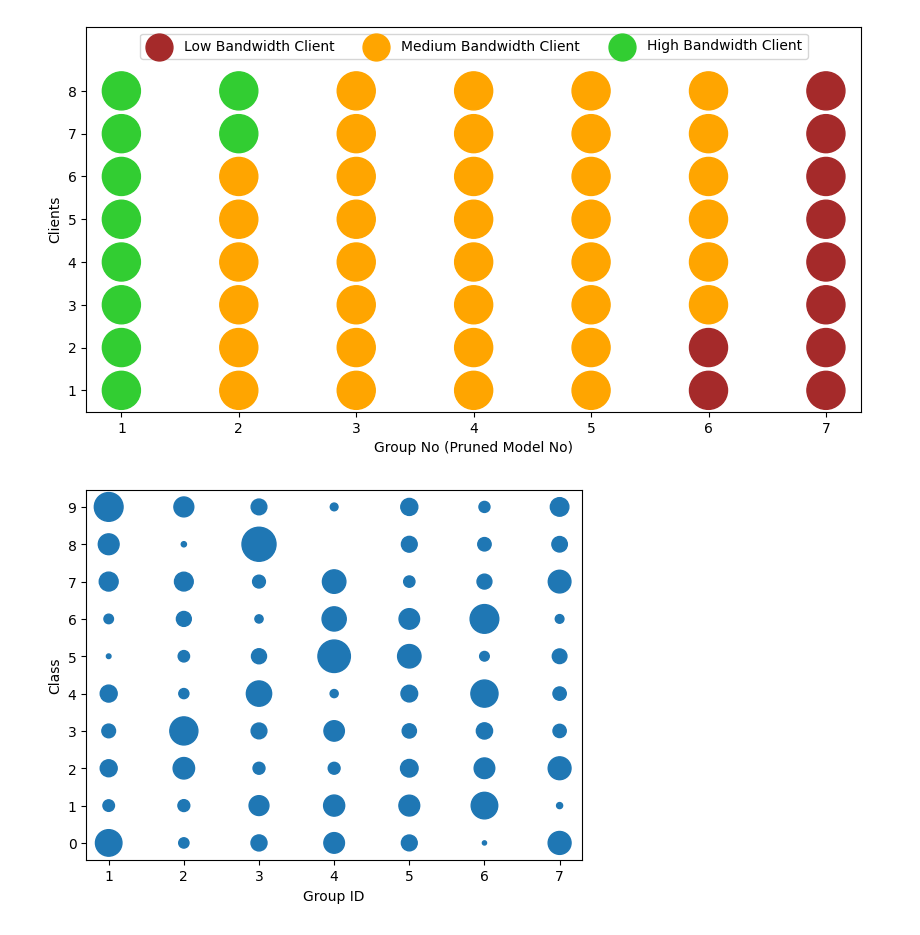
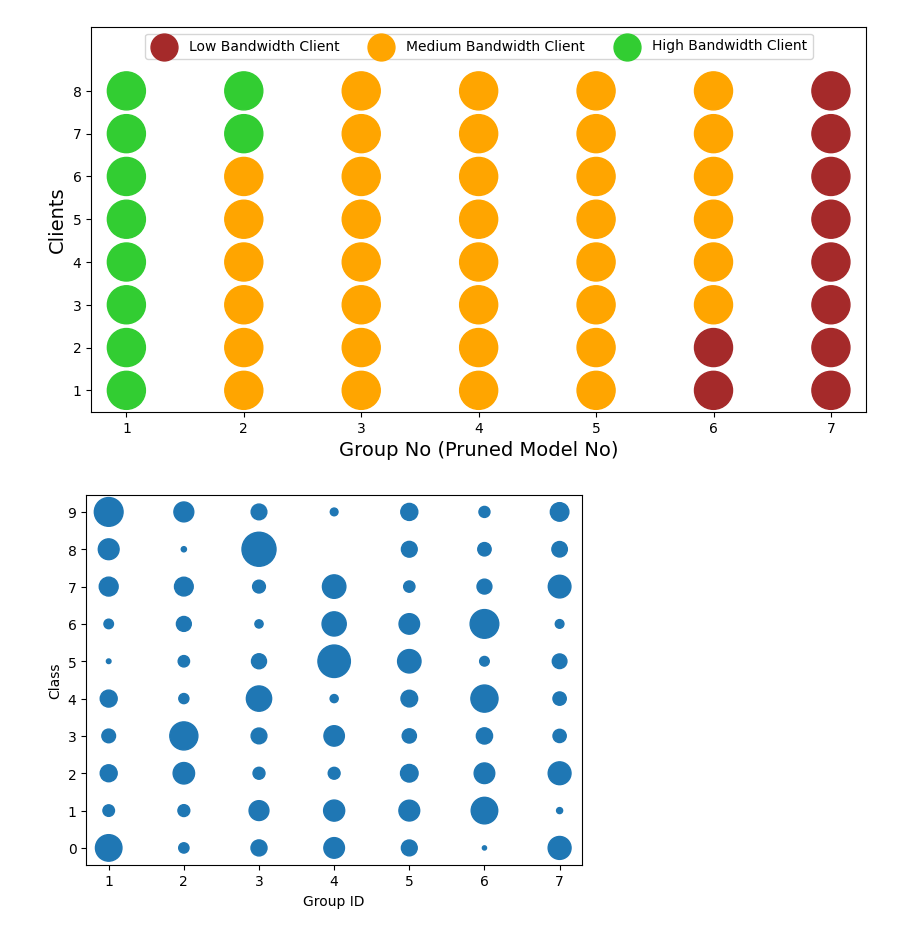
Before and after one commit to GoktugOcal/natadapt-x-flower, a Jupyter notebook: notebooks/grouping_final.ipynb, the cells around one changed output. Cells and saved outputs as stored; diff of their text form; code cells hidden in the pictures.

```diff
--- a/notebooks/grouping_final.ipynb
+++ b/notebooks/grouping_final.ipynb
@@ -35,6 +35,9 @@ maindf = pd.read_csv("../data/bws_groups.csv", index_col=0)
 for idx,row in maindf.iterrows():
     maindf.at[idx,"group"] = replace_dict[row.group]
     maindf.at[idx,"distribution"] = np.array([float(item) for item in row.distribution.replace("[","").replace("]","").split(" ") if item != ""])
+
+import matplotlib.font_manager as font_manager
+font_prop = font_manager.FontProperties(size=14)
 
 def vis_bw_counts(maindf):
 
@@ -57,39 +60,38 @@ def vis_bw_counts(maindf):
             else: size = 0
             s_low[group_no].append(size)
 
     s_medium = []
     for group_no in range(7):
         s_medium.append([])
         for client_no in range(8):
             tier = tiers[group_no][client_no]
             if tier == "medium": size = circle_size
             else: size = 0
             s_medium[group_no].append(size)
 
     s_high = []
     for group_no in range(7):
         s_high.append([])
         for client_no in range(8):
             tier = tiers[group_no][client_no]
             if tier == "high": size = circle_size
             else: size = 0
             s_high[group_no].append(size)
 
-
-    plt.figure(figsize=(10,5))
+    fig = plt.figure(figsize=(10,5))
     plt.scatter(x, y, s_low,    c="brown",      label="Low Bandwidth Client")
     plt.scatter(x, y, s_medium, c="orange",     label="Medium Bandwidth Client")
     plt.scatter(x, y, s_high,   c="limegreen",  label="High Bandwidth Client")
     plt.legend(loc="upper center", ncol=3)
     plt.ylim(0.5,9.5)
     plt.yticks(np.arange(1,9))
-    plt.xlabel("Group No (Pruned Model No)")
-    plt.ylabel("Clients")
-    plt.show()
+    plt.xlabel("Group No (Pruned Model No)", fontproperties=font_prop)
+    plt.ylabel("Clients", fontproperties=font_prop)
+    # plt.show()
 
 vis_bw_counts(maindf)
 # %% [output]
-[figure, old version]
+[figure, new version]
 # %%
 def vis_group_dist(df):
 
```
Also changed, not shown: parts of 6 cells of this notebook, 13 other files.
